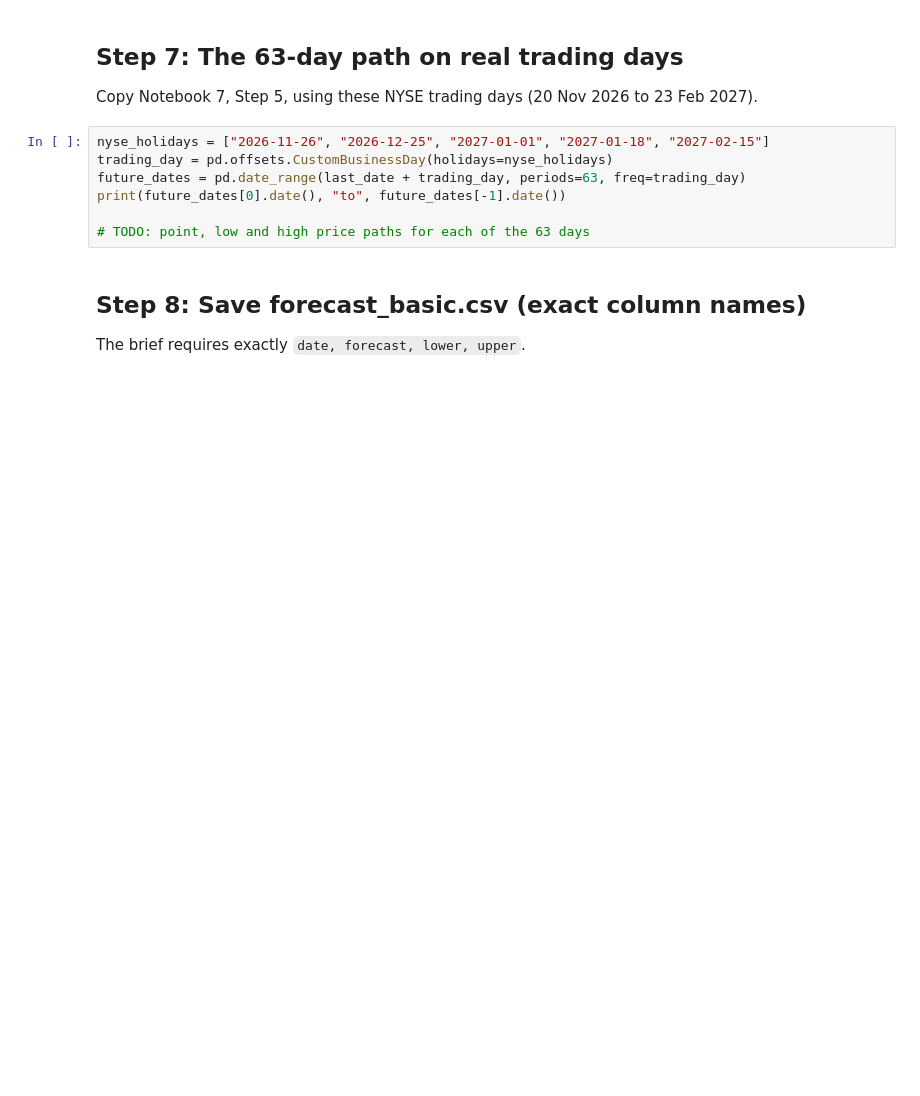
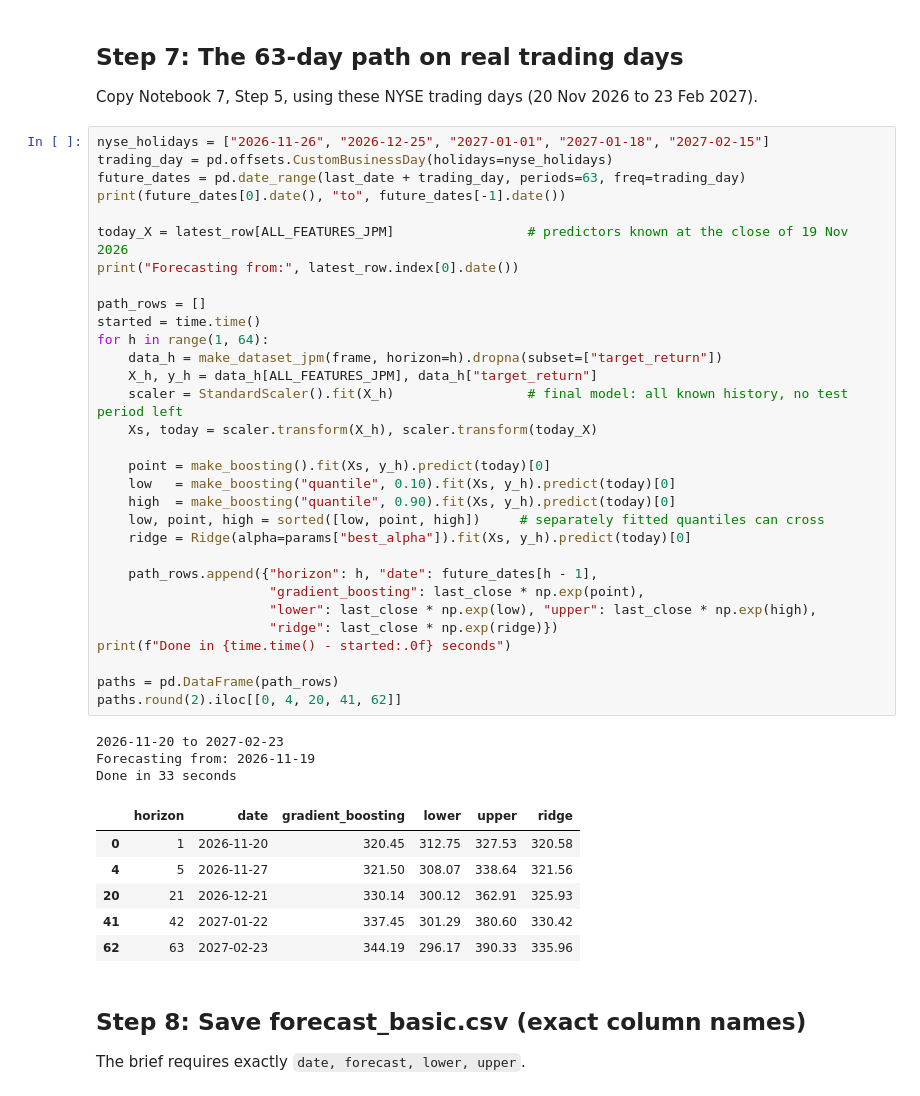
Before and after one commit to Matrixbenny/smm-202604-c2-module7-time-series, a Jupyter notebook: lab_4_uncertainty_and_horizons.ipynb, the cells around one changed output. Saved outputs shown, nothing was run; the diff lists cells and outputs as text; blank space fills up the shorter version.

```diff
--- a/lab_4_uncertainty_and_horizons.ipynb
+++ b/lab_4_uncertainty_and_horizons.ipynb
@@ -90,10 +244,44 @@ Copy Notebook 7, Step 5, using these NYSE trading days (20 Nov 2026 to 23 Feb 20
 # %%
 nyse_holidays = ["2026-11-26", "2026-12-25", "2027-01-01", "2027-01-18", "2027-02-15"]
 trading_day = pd.offsets.CustomBusinessDay(holidays=nyse_holidays)
 future_dates = pd.date_range(last_date + trading_day, periods=63, freq=trading_day)
 print(future_dates[0].date(), "to", future_dates[-1].date())
 
-# TODO: point, low and high price paths for each of the 63 days
+today_X = latest_row[ALL_FEATURES_JPM]                 # predictors known at the close of 19 Nov 2026
+print("Forecasting from:", latest_row.index[0].date())
+
+path_rows = []
+started = time.time()
+for h in range(1, 64):
+    data_h = make_dataset_jpm(frame, horizon=h).dropna(subset=["target_return"])
+    X_h, y_h = data_h[ALL_FEATURES_JPM], data_h["target_return"]
+    scaler = StandardScaler().fit(X_h)                 # final model: all known history, no test period left
+    Xs, today = scaler.transform(X_h), scaler.transform(today_X)
+
+    point = make_boosting().fit(Xs, y_h).predict(today)[0]
+    low   = make_boosting("quantile", 0.10).fit(Xs, y_h).predict(today)[0]
+    high  = make_boosting("quantile", 0.90).fit(Xs, y_h).predict(today)[0]
+    low, point, high = sorted([low, point, high])     # separately fitted quantiles can cross
+    ridge = Ridge(alpha=params["best_alpha"]).fit(Xs, y_h).predict(today)[0]
+
+    path_rows.append({"horizon": h, "date": future_dates[h - 1],
+                      "gradient_boosting": last_close * np.exp(point),
+                      "lower": last_close * np.exp(low), "upper": last_close * np.exp(high),
+                      "ridge": last_close * np.exp(ridge)})
+print(f"Done in {time.time() - started:.0f} seconds")
+
+paths = pd.DataFrame(path_rows)
+paths.round(2).iloc[[0, 4, 20, 41, 62]]
+# %% [output]
+2026-11-20 to 2027-02-23
+Forecasting from: 2026-11-19
+Done in 33 seconds
+|  | horizon | date | gradient_boosting | lower | upper | ridge |
+| 0 | 1 | 2026-11-20 | 320.45 | 312.75 | 327.53 | 320.58 |
+| 4 | 5 | 2026-11-27 | 321.50 | 308.07 | 338.64 | 321.56 |
+| 20 | 21 | 2026-12-21 | 330.14 | 300.12 | 362.91 | 325.93 |
+| 41 | 42 | 2027-01-22 | 337.45 | 301.29 | 380.60 | 330.42 |
+| 62 | 63 | 2027-02-23 | 344.19 | 296.17 | 390.33 | 335.96 |
 # %% [markdown]
 ## Step 8: Save forecast_basic.csv (exact column names)
 
```
Also changed, not shown: parts of 17 cells of this notebook, 5 other files.
